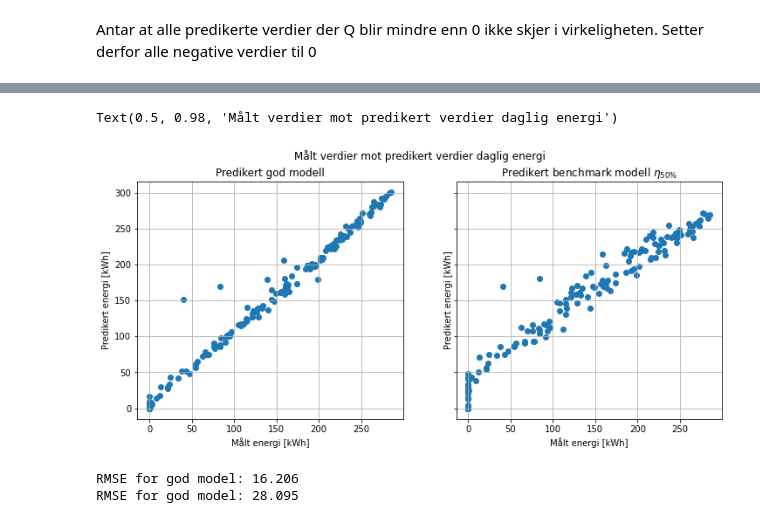
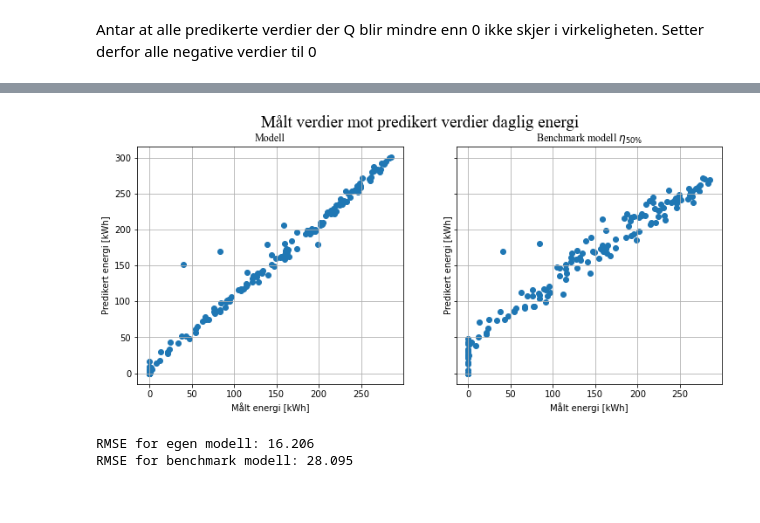
Before and after one commit to stianteien/FYS375-Solcelle, a Jupyter notebook: Databehandling.ipynb, the cells around one changed output, grey strips where cells are left out. Drawn from its saved outputs; the diff is of its cells as text; code cells hidden in the pictures.

```diff
--- a/Databehandling.ipynb
+++ b/Databehandling.ipynb
@@ -262,27 +232,20 @@ data_per_dag = data.resample("1D").sum()
 # %%
 fig, (ax1, ax2) = plt.subplots(nrows=1, ncols=2, sharey = True, figsize=(12,5))
 ax1.scatter(data_per_dag["energi [kWh]"], data_per_dag["pred energi [kWh]"])
-ax1.set_title("Predikert god modell")
+ax1.set_title("Modell", fontname="Times New Roman")
 ax2.scatter(data_per_dag["energi [kWh]"], data_per_dag["dårligmodell [kWh]"])
-ax2.set_title("Predikert benchmark modell $\eta_{50\%}$")
+ax2.set_title("Benchmark modell $\eta_{50\%}$", fontname="Times New Roman")
 ax1.grid(); ax2.grid()
 
 ax1.set_xlabel("Målt energi [kWh]"); ax2.set_xlabel("Målt energi [kWh]")
 ax1.set_ylabel("Predikert energi [kWh]"); ax2.set_ylabel("Predikert energi [kWh]")
-fig.suptitle("Målt verdier mot predikert verdier daglig energi")
-#plt.legend()
-
-#plt.ylim(0,300)
-#plt.xlim(0,300)
+fig.suptitle("Målt verdier mot predikert verdier daglig energi", fontsize=19, fontname="Times New Roman")
+plt.show()
 # %% [output]
-Text(0.5, 0.98, 'Målt verdier mot predikert verdier daglig energi')
-[figure, old version]
+[figure, new version]
 # %%
-from sklearn.metrics import mean_squared_error
-import math
-
-print(f"RMSE for god model: {math.sqrt(mean_squared_error(data_per_dag['energi [kWh]'], data_per_dag['pred energi [kWh]'])):.3f}")
-print(f"RMSE for god model: {math.sqrt(mean_squared_error(data_per_dag['energi [kWh]'], data_per_dag['dårligmodell [kWh]'])):.3f}")
+print(f"RMSE for egen modell: {math.sqrt(mean_squared_error(data_per_dag['energi [kWh]'], data_per_dag['pred energi [kWh]'])):.3f}")
+print(f"RMSE for benchmark modell: {math.sqrt(mean_squared_error(data_per_dag['energi [kWh]'], data_per_dag['dårligmodell [kWh]'])):.3f}")
 # %% [output]
-RMSE for god model: 16.206
-RMSE for god model: 28.095
+RMSE for egen modell: 16.206
+RMSE for benchmark modell: 28.095
```
Also changed, not shown: parts of 15 cells of this notebook, 3 other files.
